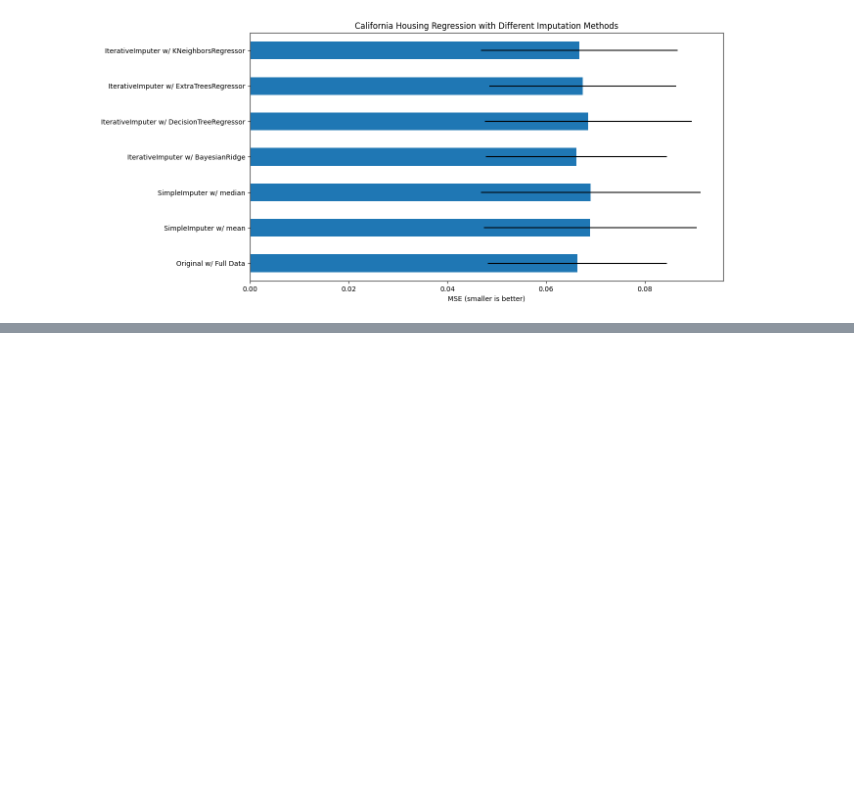
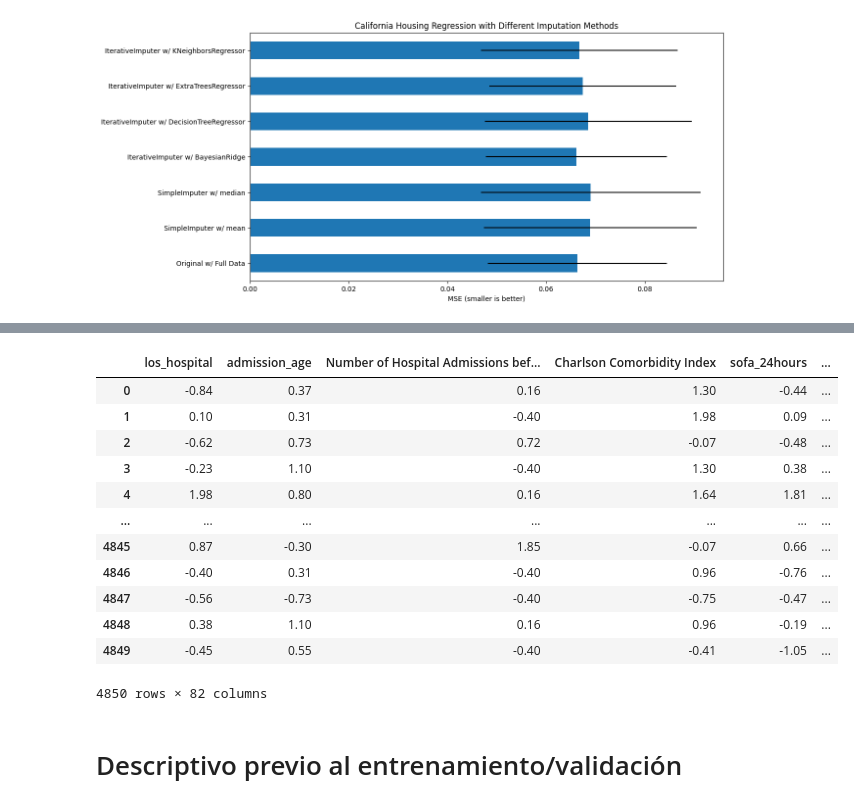
Before and after one commit to theonesp/peanut_amr, a Jupyter notebook: analysis/02_model_WIP.ipynb, the cells around one changed output, grey strips where cells are left out. Cells and saved outputs as stored; diff of their text form; code cells hidden in the pictures; blank space fills up the shorter version.

```diff
--- a/analysis/02_model_WIP.ipynb
+++ b/analysis/02_model_WIP.ipynb
@@ -306,0 +344,27 @@ joblib.dump(microbiology_icu_charlson_lab_sofa_vitals_urinedf_by_stay_id_better_
+# %%
+from sklearn.preprocessing import StandardScaler
+
+# Identificar variables binarias (asumiendo que son 0 y 1)
+binary_cols = [col for col in X_train_imputed.columns if X_train_imputed[col].nunique() == 2]
+numeric_cols = [col for col in X_train_imputed.columns if col not in binary_cols]
+
+# Inicializar el escalador solo para variables numéricas
+scaler = StandardScaler()
+
+# Ajustar el escalador SOLO en las variables numéricas del conjunto de entrenamiento
+X_train_scaled = scaler.fit_transform(X_train_imputed[numeric_cols])
+
+# Aplicar la transformación ya entrenada al conjunto de test
+X_test_scaled = scaler.transform(X_test_imputed[numeric_cols])
+
+# Convertir de nuevo a DataFrame con los nombres de columnas
+X_train_scaled_df = pd.DataFrame(X_train_scaled, columns=numeric_cols, index=X_train_imputed.index)
+X_test_scaled_df = pd.DataFrame(X_test_scaled, columns=numeric_cols, index=X_test_imputed.index)
+
+# Concatenar las variables binarias sin modificar
+X_train_final = pd.concat([X_train_scaled_df, X_train_imputed[binary_cols]], axis=1)
+X_test_final = pd.concat([X_test_scaled_df, X_test_imputed[binary_cols]], axis=1)
+# %%
+pd.set_option('display.max_columns', None)  # Muestra todas las columnas
+pd.set_option('display.width', 1000)       # Aumenta el ancho de la visualización
+print(X_train_final.head())  # Ver las primeras filas
@@ -306,0 +392,16 @@ joblib.dump(microbiology_icu_charlson_lab_sofa_vitals_urinedf_by_stay_id_better_
+# %%
+X_train_final
+# %% [output]
+|  | los_hospital | admission_age | Number of Hospital Admissions bef... | Charlson Comorbidity Index | sofa_24hours | ... |
+| 0 | -0.84 | 0.37 | 0.16 | 1.30 | -0.44 | ... |
+| 1 | 0.10 | 0.31 | -0.40 | 1.98 | 0.09 | ... |
+| 2 | -0.62 | 0.73 | 0.72 | -0.07 | -0.48 | ... |
+| 3 | -0.23 | 1.10 | -0.40 | 1.30 | 0.38 | ... |
+| 4 | 1.98 | 0.80 | 0.16 | 1.64 | 1.81 | ... |
+| ... | ... | ... | ... | ... | ... | ... |
+| 4845 | 0.87 | -0.30 | 1.85 | -0.07 | 0.66 | ... |
+| 4846 | -0.40 | 0.31 | -0.40 | 0.96 | -0.76 | ... |
+| 4847 | -0.56 | -0.73 | -0.40 | -0.75 | -0.47 | ... |
+| 4848 | 0.38 | 1.10 | 0.16 | 0.96 | -0.19 | ... |
+| 4849 | -0.45 | 0.55 | -0.40 | -0.41 | -1.05 | ... |
+4850 rows × 82 columns
@@ -306,0 +410,2 @@ joblib.dump(microbiology_icu_charlson_lab_sofa_vitals_urinedf_by_stay_id_better_
+# %% [markdown]
+# Descriptivo previo al entrenamiento/validación
```
Also changed, not shown: parts of 17 cells of this notebook, 43 other files.
